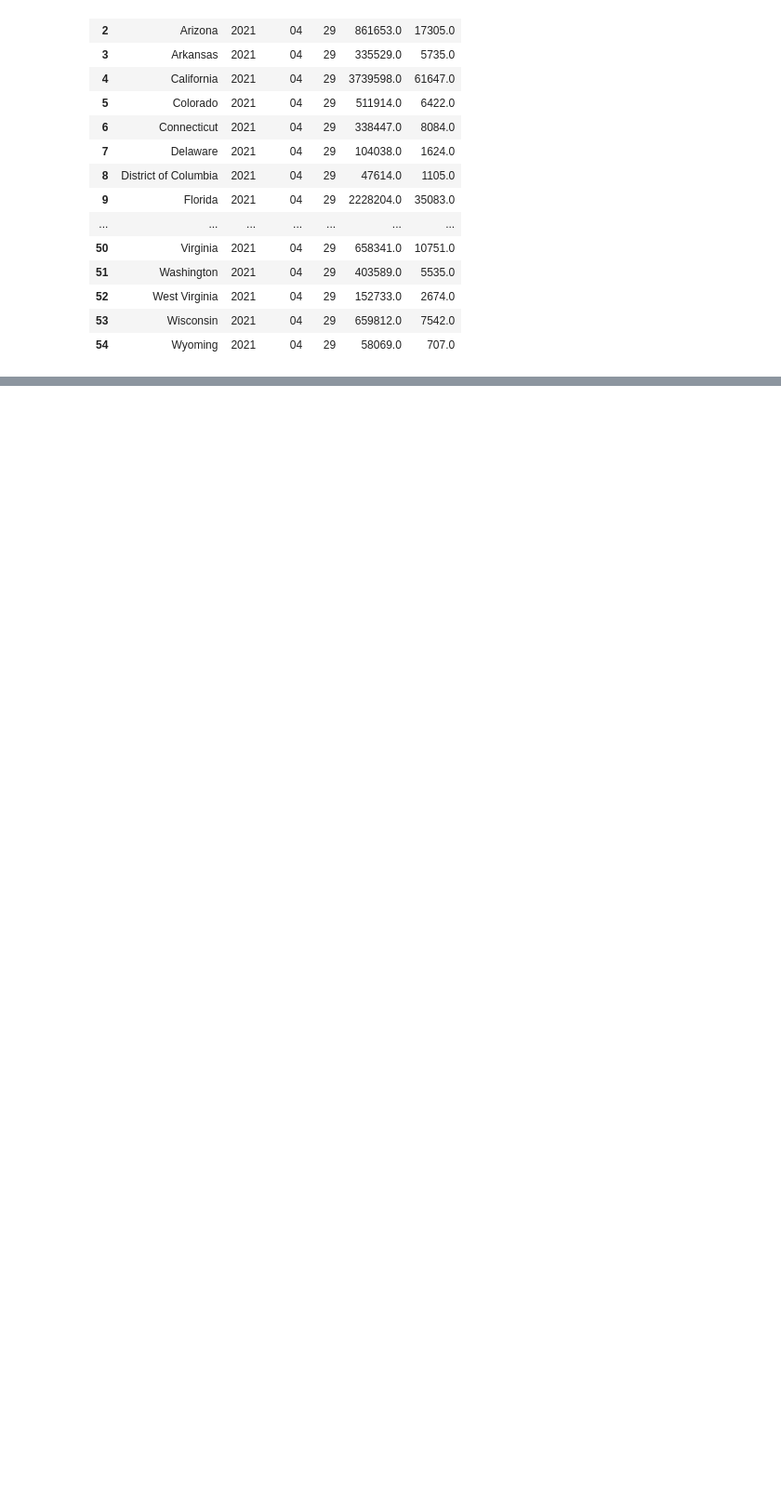
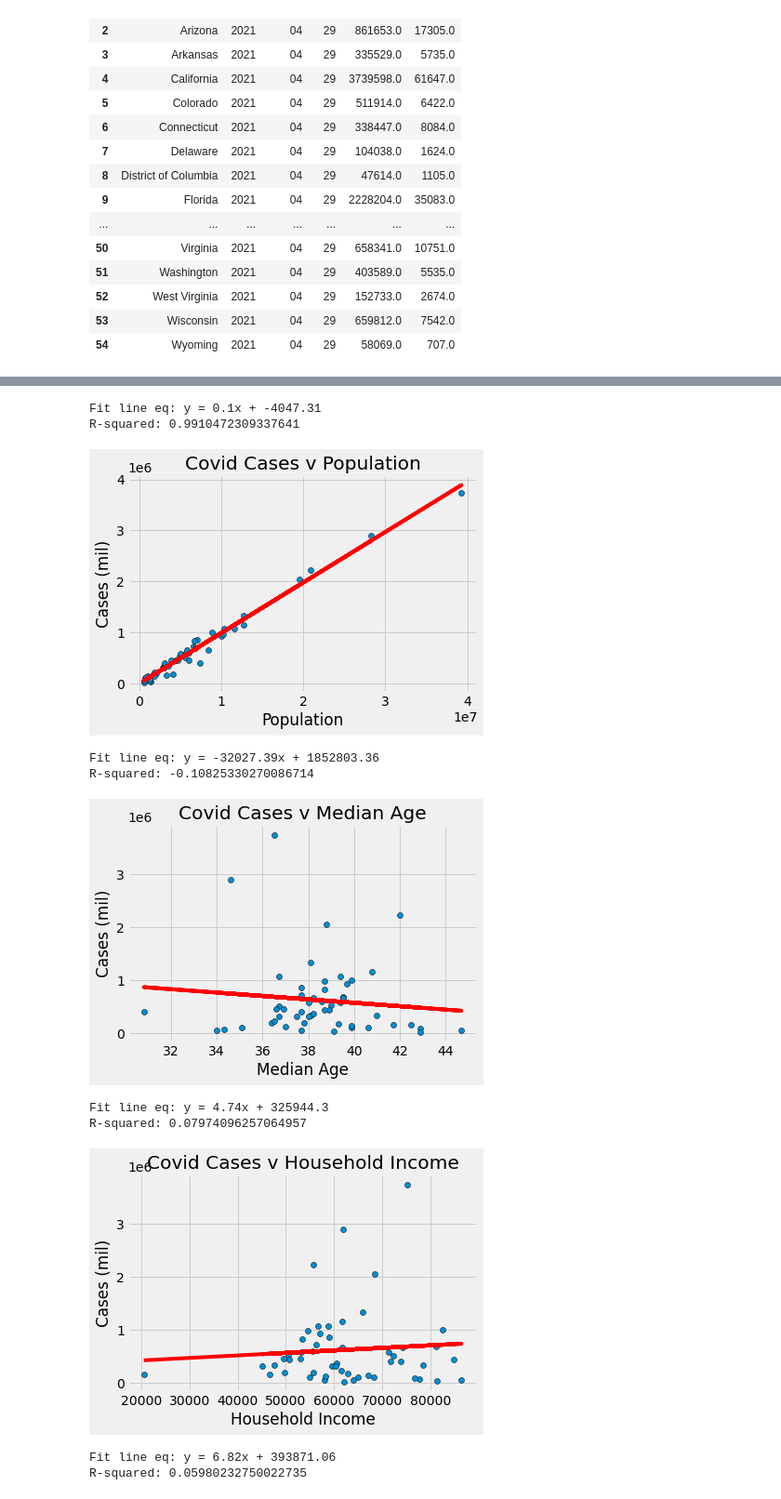
Before and after one commit to seanlipinski/Project1, a Jupyter notebook: Project_1_Covid.ipynb, the cells around one changed output, grey strips where cells are left out. Shown: that part at 93% size. Drawn from its saved outputs; the diff is of its cells as text; code cells hidden in the pictures; blank space fills up the shorter version.

Commit message:
May 1st updates
Added case and death rate to merged_data and graphed everything

```diff
--- a/Project_1_Covid.ipynb
+++ b/Project_1_Covid.ipynb
@@ -160,4 +185,4 @@ census_pd["Unemployment Rate"] = 100 * \
 census_pd = census_pd[["Name", "Population", "Median Age", "Household Income",
                        "Per Capita Income", "Poverty Count", "Poverty Rate", "Unemployment Rate"]]
 
-census_pd.rename(columns={"Name": "State"})
+census_pd = census_pd.rename(columns={"Name": "State"})
@@ -185,0 +189,8 @@ KeyError: 'State'
+# %%
+merged_data = pd.merge(census_pd, state_group, left_on = 'State', right_on = 'State', how = 'left')
+
+merged_data["Case Rate"] = 100 * merged_data["Cases"]/merged_data["Population"]
+merged_data["Death Rate"] = 100 * merged_data["Deaths"]/merged_data["Population"]
+
+
+merged_data.head()
@@ -185,0 +204,32 @@ KeyError: 'State'
+# %%
+# Cases
+plt.style.use("fivethirtyeight")
+x_values = ["Population", "Median Age", "Household Income", "Per Capita Income", "Poverty Count", "Poverty Rate",
+           "Unemployment Rate"]
+
+for x_axis in x_values:
+    x = merged_data[x_axis]
+    y = merged_data["Cases"]
+    (slope, intercept, rvalue, pvalue, stderr) = linregress(x, y)
+    regress_values = x * slope + intercept
+    line_eq2 = "y = " + str(round(slope,2)) + "x + " + str(round(intercept,2))
+    plt.scatter(x, y, edgecolor = 'black')
+    plt.plot(x,regress_values,"r-")
+    plt.xlabel(x_axis)
+    plt.ylabel("Cases (mil)")
+    plt.title("Covid Cases v " + x_axis)
+    print(f'Fit line eq: {line_eq2}')
+    print(f'R-squared: {rvalue}')
+    plt.show()
+# %% [output]
+Fit line eq: y = 0.1x + -4047.31
+R-squared: 0.9910472309337641
+[figure, added]
+Fit line eq: y = -32027.39x + 1852803.36
+R-squared: -0.10825330270086714
+[figure, added]
+Fit line eq: y = 4.74x + 325944.3
+R-squared: 0.07974096257064957
+[figure, added]
+Fit line eq: y = 6.82x + 393871.06
+R-squared: 0.05980232750022735
```
Also changed, not shown: parts of 10 cells of this notebook.
